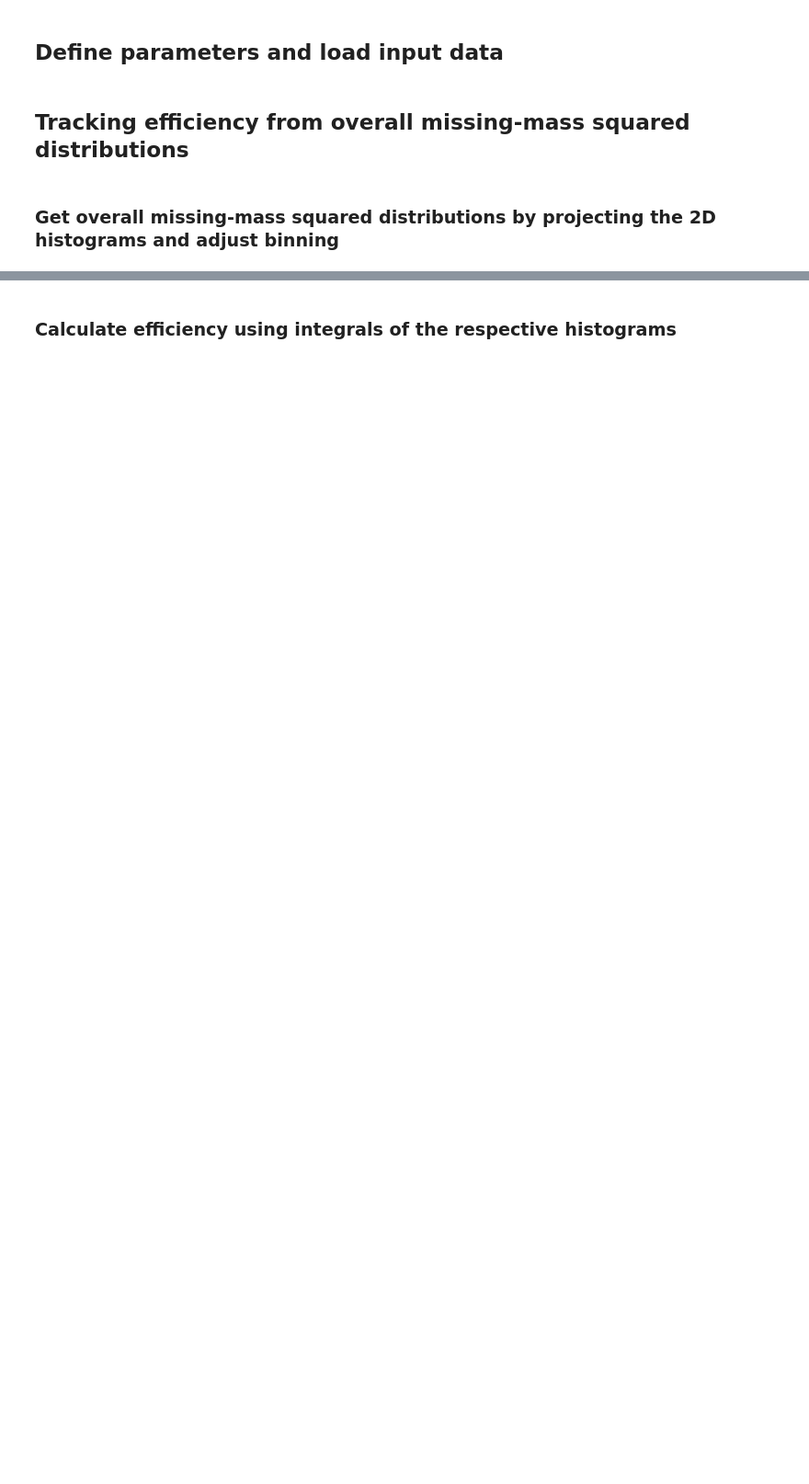
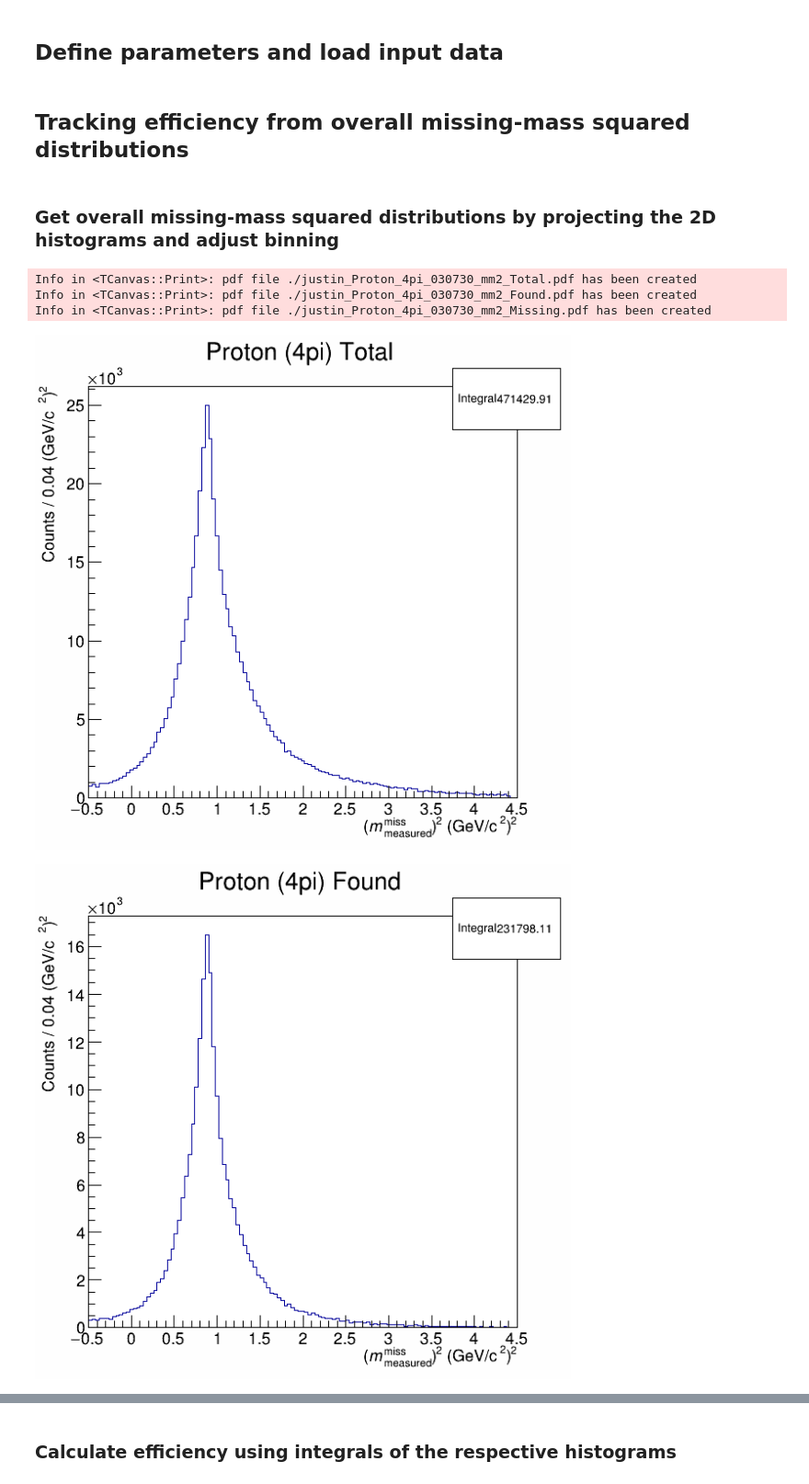
Before and after one commit to bgrube/ReactionEfficiency, a Jupyter notebook: fitMissingMassSquared.ipynb, the cells around one changed output, grey strips where cells are left out. Shown at 92% size. Cells and saved outputs as stored; diff of their text form; code cells hidden in the pictures; blank space fills up the shorter version.

Commit message:
Add zero line for overall missing-mass squared histograms. Improve console output.

```diff
--- a/fitMissingMassSquared.ipynb
+++ b/fitMissingMassSquared.ipynb
@@ -86,16 +88,26 @@ ROOT.DisableImplicitMT()  # NOTE! enabling multithreading via ROOT.EnableImplici
 # %%
 ROOT.EnableImplicitMT()
 MM2Hists = {}
 for case, caseFilter in makePlots.FILTER_CASES.items():
   caseData = inputData.Filter(caseFilter)
   MM2Hists[case] = makePlots.getHistND(caseData, **mm2HistDef, filterExpression = additionalFilter,
     histNameSuffix = case, histTitle = f"{particle} ({channel}) {case}")
 canvs = []
 for case, MM2Hist in MM2Hists.items():
   canv = ROOT.TCanvas(sanitize_filename(f"{selection}_{particle}_{channel}_{dataset}_mm2_{case}{pdfFileNameSuffix}"), "")
   MM2Hist.Draw("HIST")
+  line = ROOT.TLine()
+  line.SetLineStyle(ROOT.kDashed)
+  xAxis = MM2Hist.GetXaxis()
+  line.DrawLine(xAxis.GetBinLowEdge(xAxis.GetFirst()), 0, xAxis.GetBinUpEdge(xAxis.GetLast()), 0)
   MM2Hist.SetYTitle(f"Counts / {MM2Hist.GetBinWidth(1)} (GeV/c^{{2}})^{{2}}")
   canv.Draw()
   canv.SaveAs(".pdf")
   canvs.append(canv)
 ROOT.DisableImplicitMT()
+# %% [output]
+Info in <TCanvas::Print>: pdf file ./justin_Proton_4pi_030730_mm2_Total.pdf has been created
+Info in <TCanvas::Print>: pdf file ./justin_Proton_4pi_030730_mm2_Found.pdf has been created
+Info in <TCanvas::Print>: pdf file ./justin_Proton_4pi_030730_mm2_Missing.pdf has been created
+[figure, added]
+[figure, added]
```
Also changed, not shown: parts of 14 cells of this notebook.
